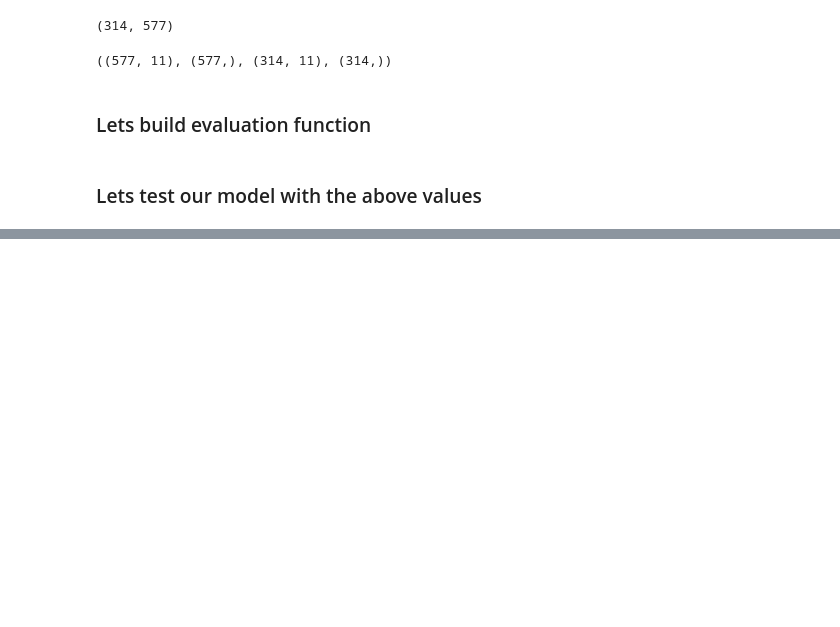
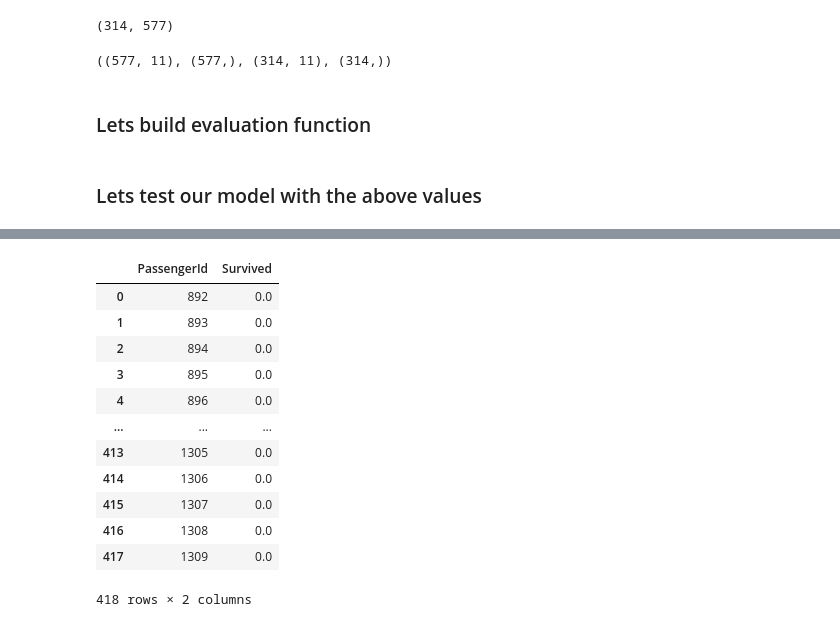
Before and after one commit to Rohithv07/ml, a Jupyter notebook: Titanic.ipynb, the cells around one changed output, grey strips where cells are left out. Saved outputs shown, nothing was run; the diff lists cells and outputs as text; code cells hidden in the pictures; blank space fills up the shorter version.

```diff
--- a/Titanic.ipynb
+++ b/Titanic.ipynb
@@ -676,0 +892,2 @@ show_scores(model)
+# %%
+df_test = preprocess(df_test)
@@ -676,0 +930,12 @@ show_scores(model)
+# %%
+# Lets try to make predictions using our ideal_model
+test_preds = ideal_model.predict(df_test)
+# %%
+len(test_preds)
+for i in range(len(test_preds)):
+  if test_preds[i] < 0.5:
+    test_preds[i] = 0
+  else:
+    test_preds[i] = 1
+
+test_preds
@@ -676,0 +960,21 @@ show_scores(model)
+# %%
+# Kaggle submission format
+df_preds = pd.DataFrame()
+df_preds["PassengerId"] = df_test["PassengerId"]
+df_preds["Survived"] = test_preds
+# %%
+df_preds
+# %% [output]
+|  | PassengerId | Survived |
+| 0 | 892 | 0.0 |
+| 1 | 893 | 0.0 |
+| 2 | 894 | 0.0 |
+| 3 | 895 | 0.0 |
+| 4 | 896 | 0.0 |
+| ... | ... | ... |
+| 413 | 1305 | 0.0 |
+| 414 | 1306 | 0.0 |
+| 415 | 1307 | 0.0 |
+| 416 | 1308 | 0.0 |
+| 417 | 1309 | 0.0 |
+418 rows × 2 columns
```
Also changed, not shown: parts of 36 cells of this notebook.
